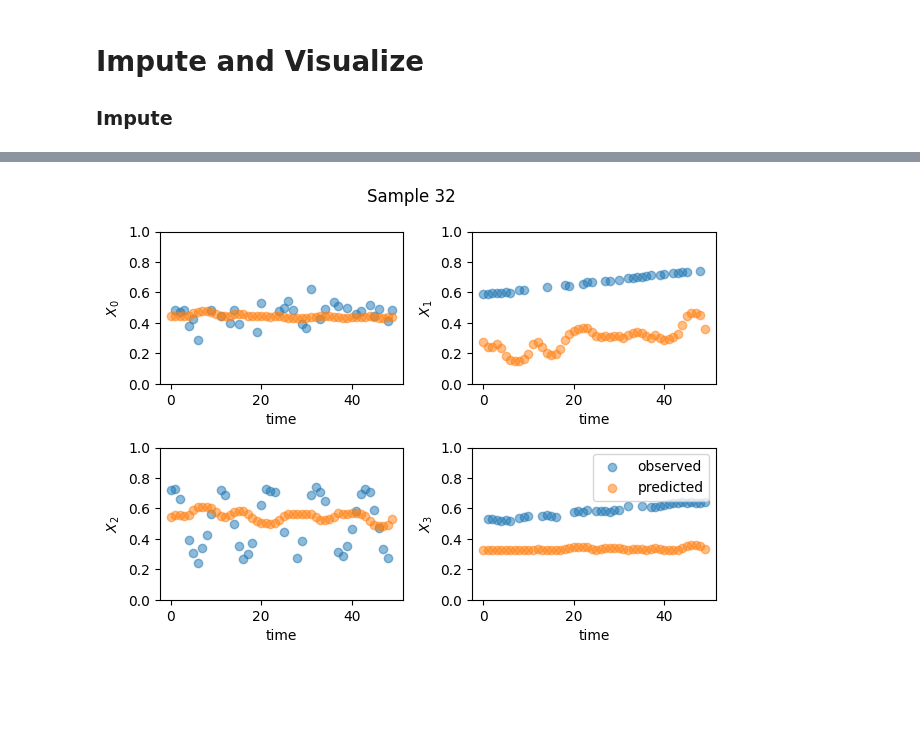
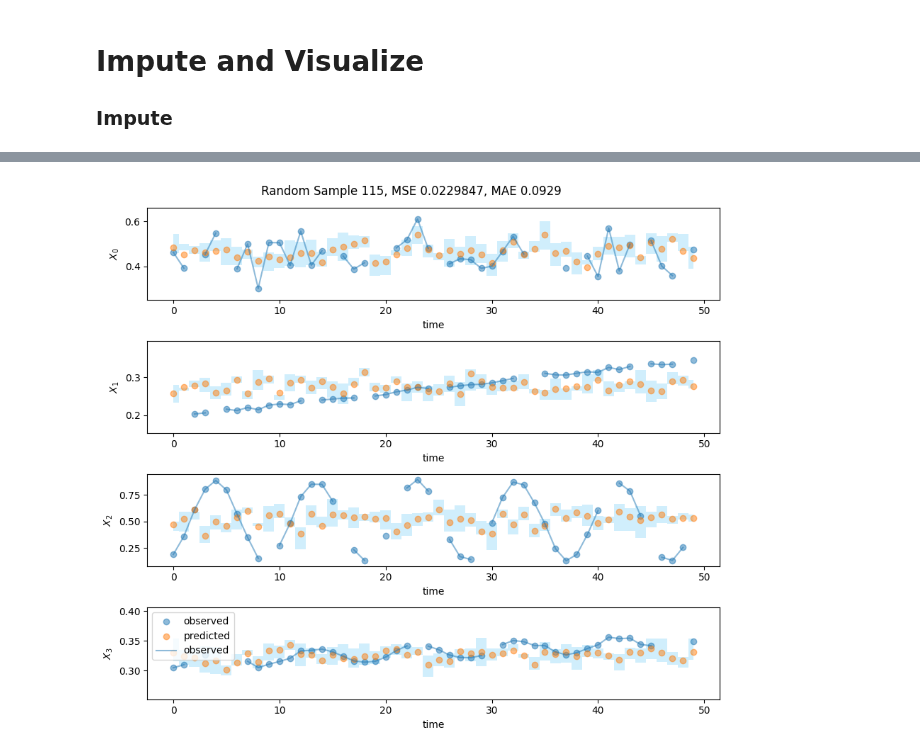
Before and after one commit to joshuawe/sepsis, a Jupyter notebook: imputation/hetvae/src/synthetic_data_interpolation.ipynb, the cells around one changed output, grey strips where cells are left out. Saved outputs shown, nothing was run; the diff lists cells and outputs as text; code cells hidden in the pictures; blank space fills up the shorter version.

```diff
--- a/imputation/hetvae/src/synthetic_data_interpolation.ipynb
+++ b/imputation/hetvae/src/synthetic_data_interpolation.ipynb
@@ -317,9 +306,9 @@ from toy_dataset import data_utils
 name = 'toydataset_50000'
 path = data_utils.datasets_dict[name]
 dataset = data_utils.ToyDataDf(path)
-dataset.create_mcar_missingness(0.3, -1)
+dataset.create_mcar_missingness(0.2, -1)
 model_args = '--niters 2000 --lr 0.0001 --batch-size 128 --rec-hidden 16 --latent-dim 64 --embed-time 128 --enc-num-heads 1 --num-ref-points 16 --n 2000 --dataset toy --seed 0 --norm --sample-tp 0.5 --k-iwae 1'.split()
-train_dataloader, validation_dataloader = dataset.prepare_mtan(model_args=model_args, batch_size=128)
+train_dataloader, validation_dataloader = dataset.prepare_mtan(model_args=model_args, batch_size=256)
 
 # modify, so that my own (Josh) data is used instead of the HETVAE author's data
 train_loader = train_dataloader
@@ -339,4 +328,4 @@ Logging and saving model to:  ./imputation/runs/mTANtoy/2023.01.09-15.48.16/
 # %%
-model_args = '--niters 200 --lr 0.0001 --batch-size 128 --rec-hidden 16 --latent-dim 4 --width 512 --embed-time 128 --enc-num-heads 1 --num-ref-points 16 --n 200 --dataset toy --seed 0 --save --norm --intensity --net hetvae --bound-variance --shuffle  --sample-tp 0.5 --elbo-weight 1.0 --mse-weight 1.0 --mixing concat --k-iwae 1'
+model_args = '--niters 10 --lr 0.0001 --batch-size 256 --rec-hidden 16 --latent-dim 16 --width 512 --embed-time 128 --enc-num-heads 1 --num-ref-points 32 --n 200 --dataset toy-josh --seed 0 --save --norm --intensity --net hetvae --bound-variance  --sample-tp 0.1 --elbo-weight 1.0 --mse-weight 1.0 --mixing concat --k-iwae 5'
 hetvae = HETVAE(dim, union_tp, model_args)
 # %% [output]
@@ -372,8 +361,10 @@ Saved model.
 # %%
 # get data
 batch = next(iter(train_loader))
-pred_mean, pred_std = hetvae.impute(batch, 10)
+pred_mean, preds, quantile_low, quantile_high = hetvae.impute_new(batch, 100, sample_tp=1)
 print(f'Batch size: {batch.shape}')
 print(f'pred_mean: {pred_mean.shape}')
-print(f'pred_std: {pred_std.shape}')
+print(f'preds: {preds.shape}')
+print(f'quantile_low: {quantile_low.shape}')
+print(f'quantile_high: {quantile_high.shape}')
 # %% [output]
@@ -404,23 +378,6 @@ plt.show()
-# %%
-sample = np.random.randint(low=0, high=128)
-x_mask = batch[sample, :, feature+4].cpu()
-x_time = batch[sample, :, -1].cpu()
-
-# visualize data
-fig = plt.figure()
-for feature in range(dim):
-    ax = fig.add_subplot(2,2,feature+1)
-    # x_predicted = np.mean(pred_mean, axis=0)[sample, :, feature]
-    x_predicted = pred_mean[0, sample, :, feature]
-    x_observed = batch[sample,:,feature].cpu()
-
-    plt.scatter(x_time, x_observed, alpha=0.5, label='observed')
-    plt.scatter(x_time, x_predicted, alpha=0.5, label='predicted')
-    # plt.fill_between(x_time, x_predicted+x_logvar, x_predicted-x_logvar, alpha=0.5, color='grey', label='logvar')
-    ax.set(xlabel='time', ylabel=f'$X_{feature}$', ylim=(0,1))
-plt.legend()
-plt.suptitle(f'Sample {sample}')
-plt.tight_layout()
-plt.show()
-# %% [output]
-[figure, removed]
+# %%
+utils.visualize_sample(batch, pred_mean, quantile_low, quantile_high)
+# utils.visualize_sample(dim, batch, pred_mean)
+# utils.visualize_sample(dim, batch, pred_mean)
+# %% [output]
+[figure, added]
```
Also changed, not shown: parts of 17 cells of this notebook, 1 other file.
